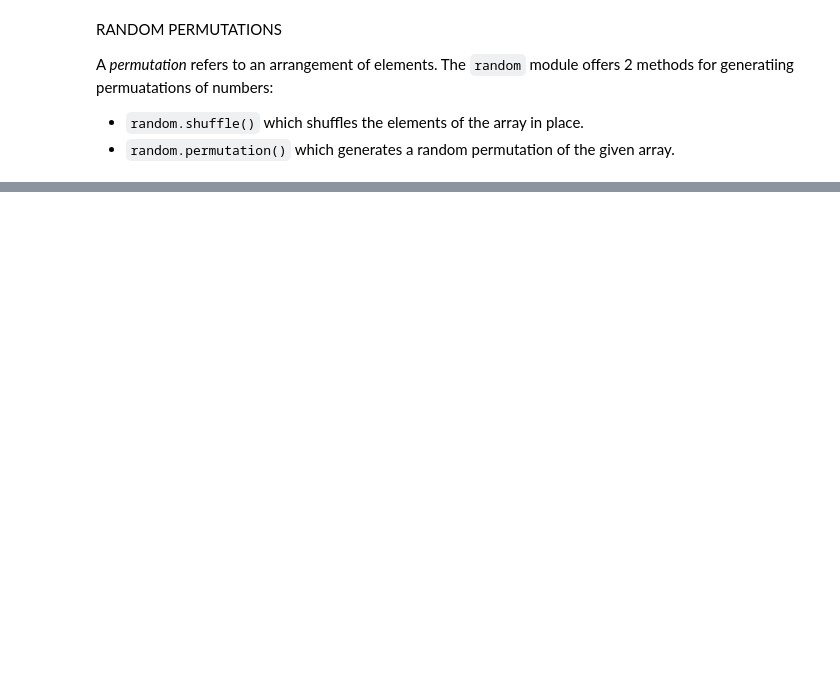
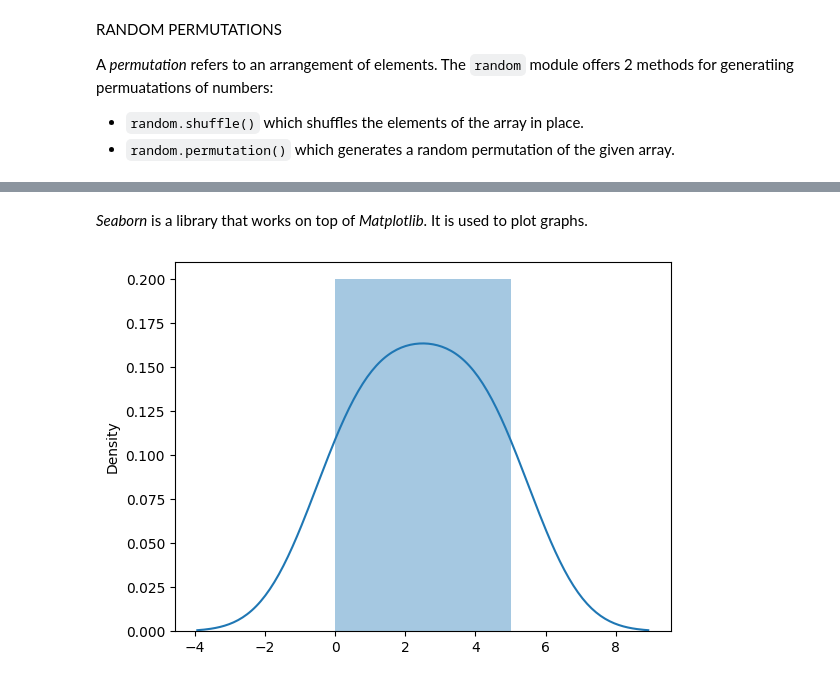
Before and after one commit to NagaNitya/AIML, a Jupyter notebook: NumPy RANDOM.ipynb, the cells around one changed output, grey strips where cells are left out. Cells and saved outputs as stored; diff of their text form; code cells hidden in the pictures; blank space fills up the shorter version.

```diff
--- a/NumPy RANDOM.ipynb
+++ b/NumPy RANDOM.ipynb
@@ -74,0 +97,7 @@ print(arr2)
+# %% [markdown]
+*Seaborn* is a library that works on top of *Matplotlib*. It is used to plot graphs.
+# %%
+sns.distplot([0, 1, 2, 3, 4, 5])
+plt.show()
+# %% [output]
+[figure, added]
```
Also changed, not shown: parts of 15 cells of this notebook.
